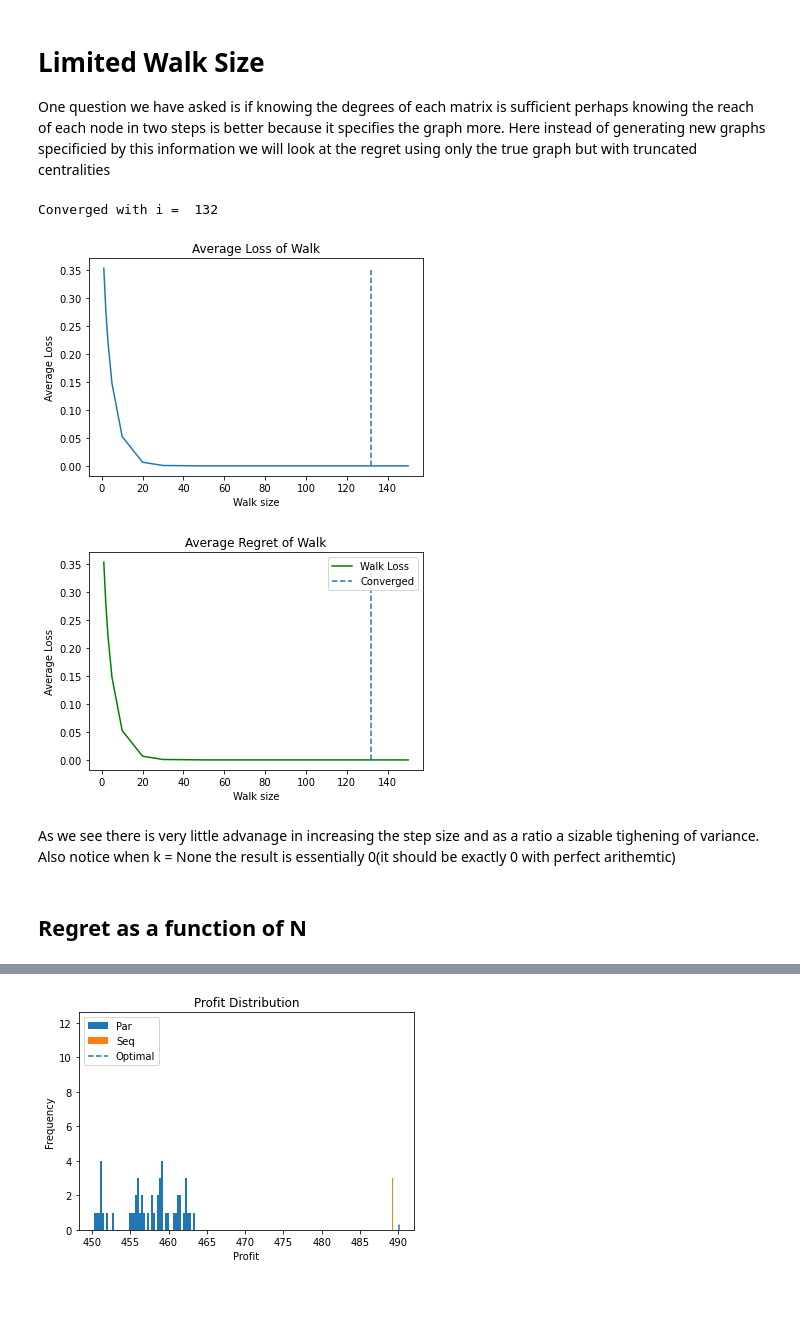
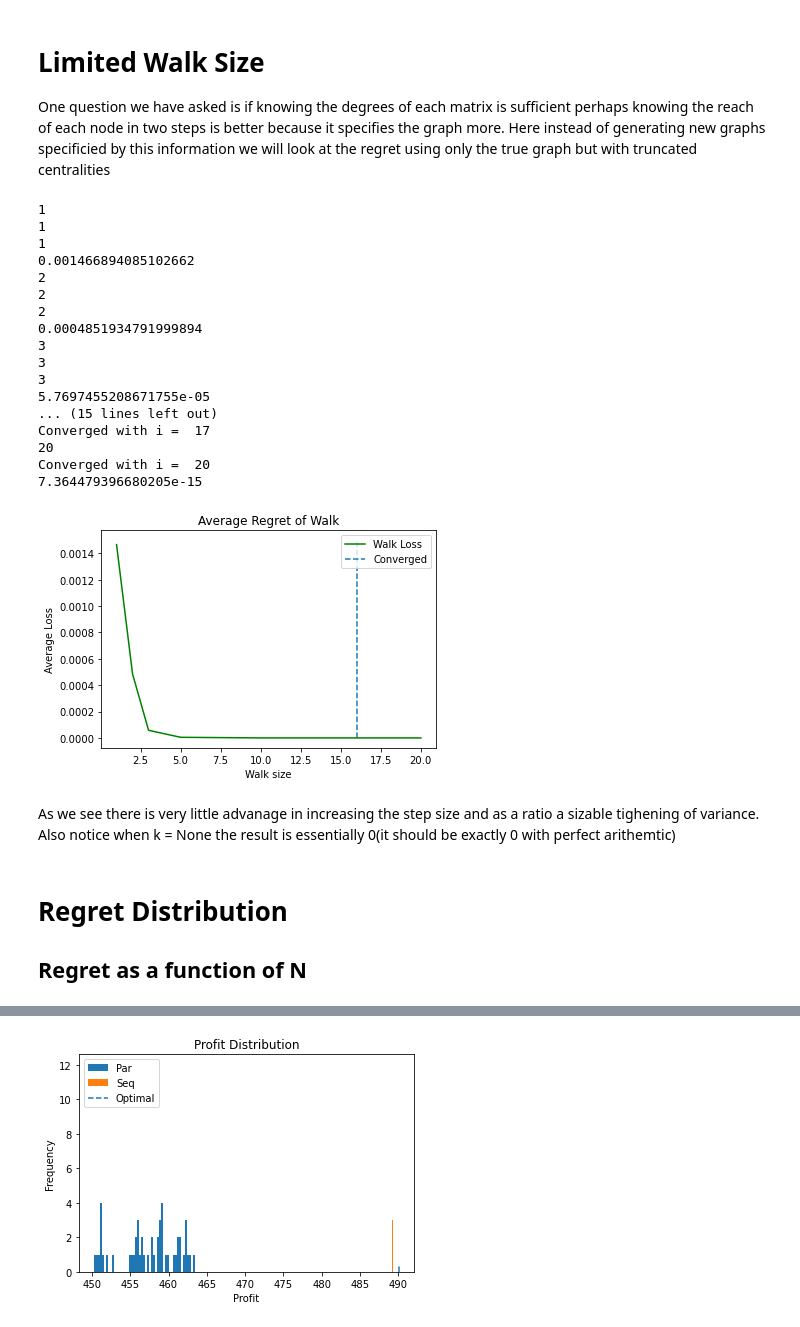
Before and after one commit to CalvinRoth/PriceDiscriminationNewtorks, a Jupyter notebook: classProject.ipynb, the cells around one changed output, grey strips where cells are left out. Cells and saved outputs as stored; diff of their text form; code cells hidden in the pictures; blank space fills up the shorter version.

```diff
--- a/classProject.ipynb
+++ b/classProject.ipynb
@@ -43,6 +43,9 @@ def makeERGraph(n: int, p: float) -> np.matrix:
     # sortG = sorted(G.in_degree, key=lambda x: x[1], reverse=True)
     return nx.to_numpy_matrix(G, dtype="d"), G
 
+def makePowerGraph(n : int):
+    G = nx.generators.scale_free_graph(n)
+    return nx.to_numpy_array(G, dtype="d"), G
 
 def centralty(A: np.matrix, rho: float, alpha,k) -> np.matrix:
     """
@@ -117,7 +120,8 @@ def priceVector(A: np.matrix, rho: float, a: int | float, c: int | float,k = Non
     """
     n = A.shape[0]
     ones = np.ones((n, 1))
-    alpha = rho / specNorm(A + A.T)
+    spec = specNorm(A + A.T)
+    alpha = rho / spec
     central = centralty(A, rho, alpha,k)  # This should be A not A + A.T because of how centralty function is designed
     dif = A - A.T
     pv1 = ((a + c) / 2) * ones
@@ -494,34 +599,51 @@ def centralty(A: np.matrix, rho: float, alpha, k=None) -> np.matrix:
         return total @ one
 # %%
 def specNorm(A: np.matrix) -> float:
-    return lin.norm(A, ord=2)
-n = 1000
+    return lin.norm(A, ord=1)
+n = 1500
 p = np.sqrt(np.log(n))/n
-n_trials = 1
-rho = 0.9
+n_trials = 3
+rho = 0.99
 a = 5
 c = 4
-ks = [1,2,3,5,10,20, 30, 50, 100, 150]
+ks = [1,2,3,5,10,15, 20]
 walk_loss = []
 for k in ks:
     v = walkDistribution(n,p,n_trials,  rho, a, c, k)
     walk_loss.append(np.mean(v))
+    print(np.mean(v))
 # %% [output]
-Converged with i =  132
+1
+1
+1
+0.001466894085102662
+2
+2
+2
+0.0004851934791999894
+3
+3
+3
+5.7697455208671755e-05
+... (15 lines left out)
+Converged with i =  17
+20
+Converged with i =  20
+7.364479396680205e-15
-[figure, removed]
 # %%
 plt.plot(ks, walk_loss, color="green", label="Walk Loss")
 plt.xlabel("Walk size")
 plt.ylabel("Average Loss")
 plt.title("Average Regret of Walk")
-plt.vlines(x=132, linestyles='dashed', ymin=0, ymax=0.35, label="Converged")
+plt.vlines(x=16, linestyles='dashed', ymin=0, ymax=0.0015, label="Converged")
 plt.legend()
-plt.savefig("results/walk_loss.png")
+plt.savefig("results/awalk_loss.png")
 # %% [output]
-[figure, old version]
+[figure, new version]
 # %% [markdown]
 As we see there is very little advanage in increasing the step size and as a ratio a sizable tighening of variance. Also notice when k = None the result is essentially 0(it should be exactly 0 with perfect arithemtic)
 # %% [markdown]
+# Regret Distribution
 ## Regret as a function of N
 # %%
 def specNorm(A: np.matrix) -> float:
```
Also changed, not shown: parts of 28 cells of this notebook, 5 other files.
